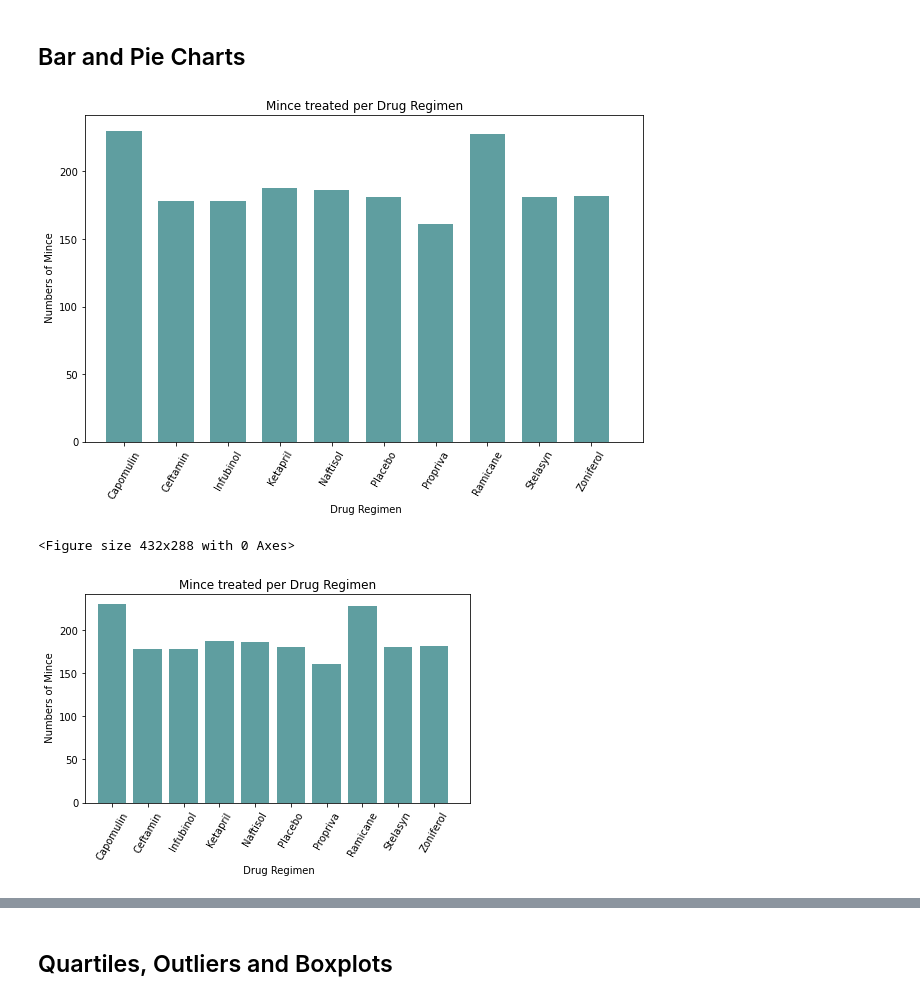
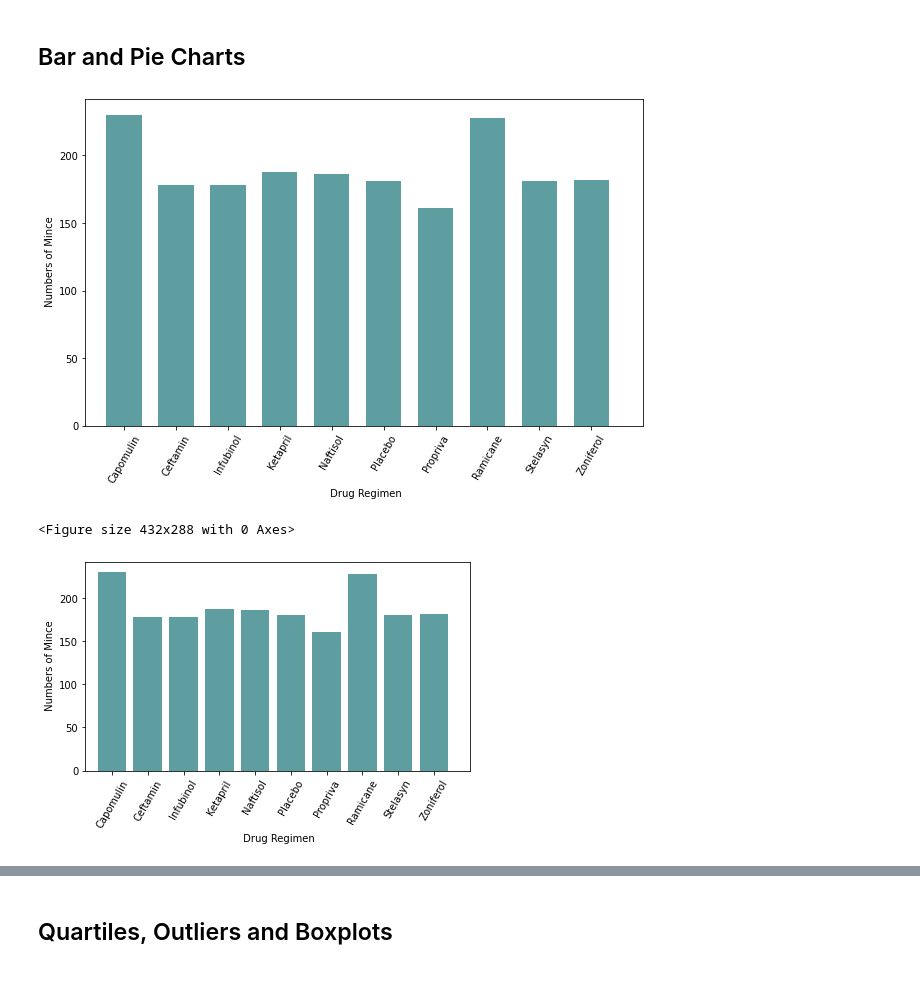
Before and after one commit to mafven/matplotlib-challenge, a Jupyter notebook: pymaceuticals_starter.ipynb, the cells around one changed output, grey strips where cells are left out. Saved outputs shown, nothing was run; the diff lists cells and outputs as text; code cells hidden in the pictures.

```diff
--- a/pymaceuticals_starter.ipynb
+++ b/pymaceuticals_starter.ipynb
@@ -165,7 +166,7 @@ mice_numbers_and_drug =  mice_numbers_and_drug.groupby(["Drug Regimen"]).count()
 
 mice_numbers_and_drug.plot(kind="bar",legend=False,width=0.68,figsize=(10,6),color='cadetblue',rot=60)
 
-plt.title("Mince treated per Drug Regimen")
+# plt.title("Mince treated per Drug Regimen")
 plt.xlabel(" Drug Regimen")
 plt.ylabel(" Numbers of Mince")
 
@@ -175,30 +176,30 @@ plt.xlim(-0.75, len(mice_numbers_and_drug), -0.25)
 plt.show()
 plt.tight_layout()
 # %% [output]
-[figure, old version]
+[figure, new version]
 <Figure size 432x288 with 0 Axes>
 # %%
 # Display total number of mice for each treatment throughout the course of the study using pyplot.
 
 #Get x-axis and tick location
 x_axis = np.arange(len(mice_numbers_and_drug))
 tick_locations = [value for value in x_axis]
 
 plt.bar(x_axis, mice_numbers_and_drug["Mouse ID"], color='cadetblue', alpha=1, align="center",)
 
 plt.xticks(tick_locations, mice_numbers_and_drug.index, rotation=60)
 plt.tight_layout()
 
 plt.xlim(-0.75, len(x_axis),-0.25)
 
 
-plt.title("Mince treated per Drug Regimen")
+# plt.title("Mince treated per Drug Regimen")
 plt.xlabel(" Drug Regimen")
 plt.ylabel(" Numbers of Mince")
 
 plt.show()
 # %% [output]
-[figure, old version]
+[figure, new version]
 # %%
 # Display a pie plot showing the distribution of female versus male mice using pandas
 
```
Also changed, not shown: parts of 10 cells of this notebook.
